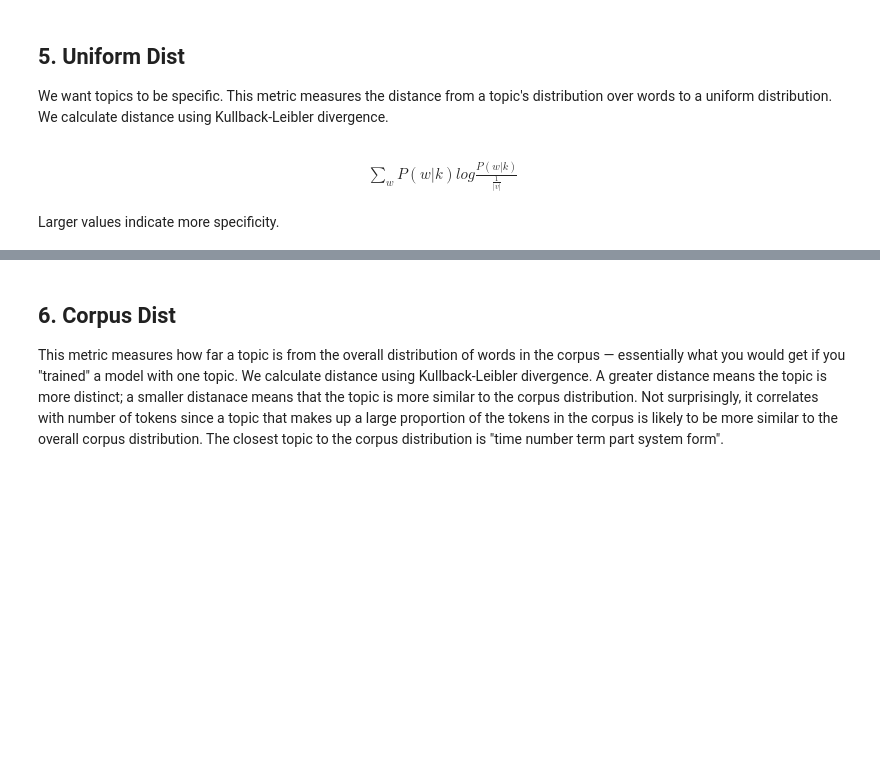
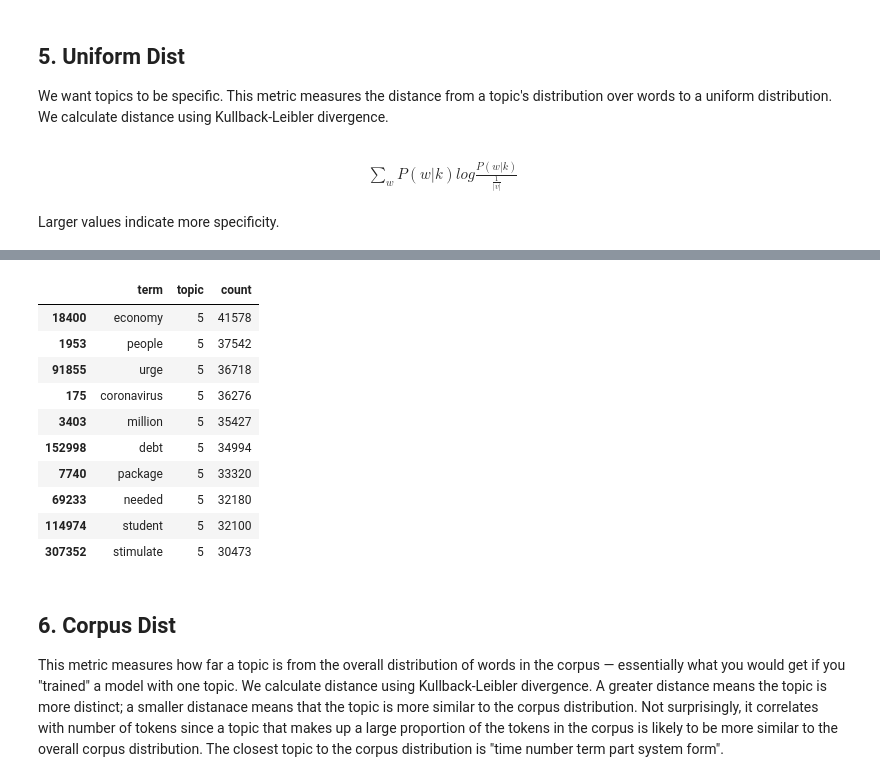
Before and after one commit to dkoban/lda_evaluation, a Jupyter notebook: model_evaluation.ipynb, the cells around one changed output, grey strips where cells are left out. Saved outputs shown, nothing was run; the diff lists cells and outputs as text; code cells hidden in the pictures; blank space fills up the shorter version.

```diff
--- a/model_eval.ipynb
+++ b/model_evaluation.ipynb
@@ -419,0 +434,15 @@ top_terms_topic_k
+# %%
+# topic 5 should be very general
+top_n_terms(k = 5, n = 10)
+# %% [output]
+|  | term | topic | count |
+| 18400 | economy | 5 | 41578 |
+| 1953 | people | 5 | 37542 |
+| 91855 | urge | 5 | 36718 |
+| 175 | coronavirus | 5 | 36276 |
+| 3403 | million | 5 | 35427 |
+| 152998 | debt | 5 | 34994 |
+| 7740 | package | 5 | 33320 |
+| 69233 | needed | 5 | 32180 |
+| 114974 | student | 5 | 32100 |
+| 307352 | stimulate | 5 | 30473 |
```
Also changed, not shown: parts of 4 cells of this notebook.
